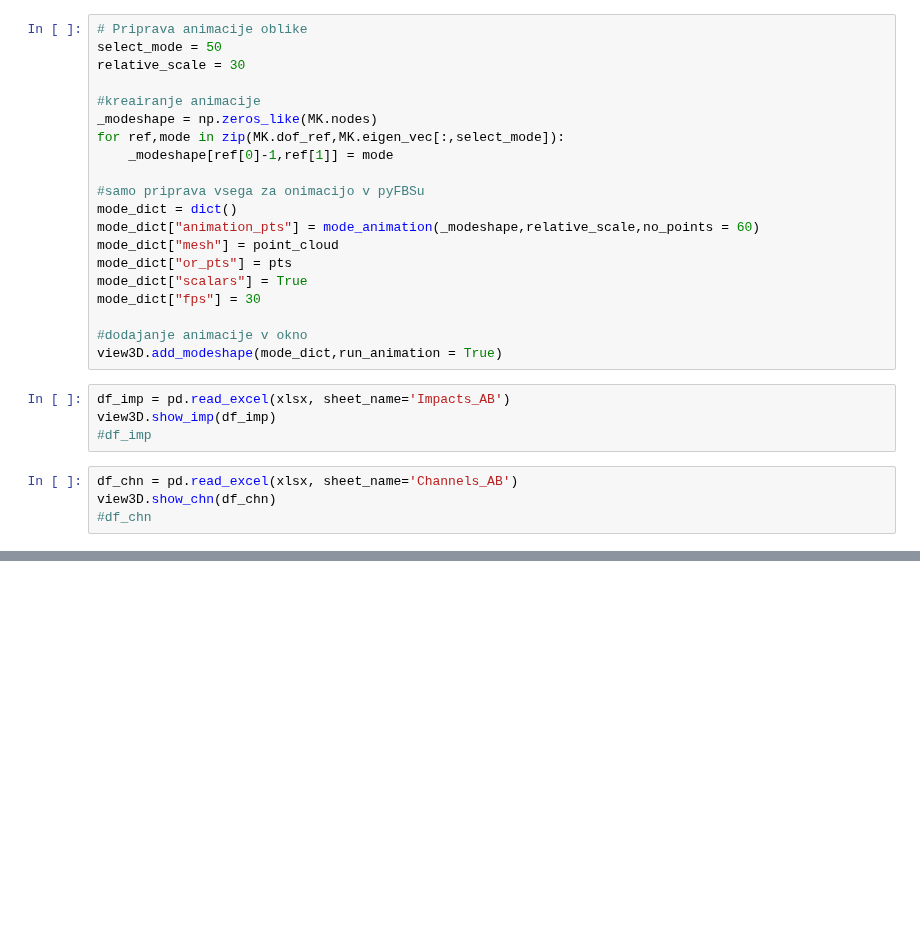
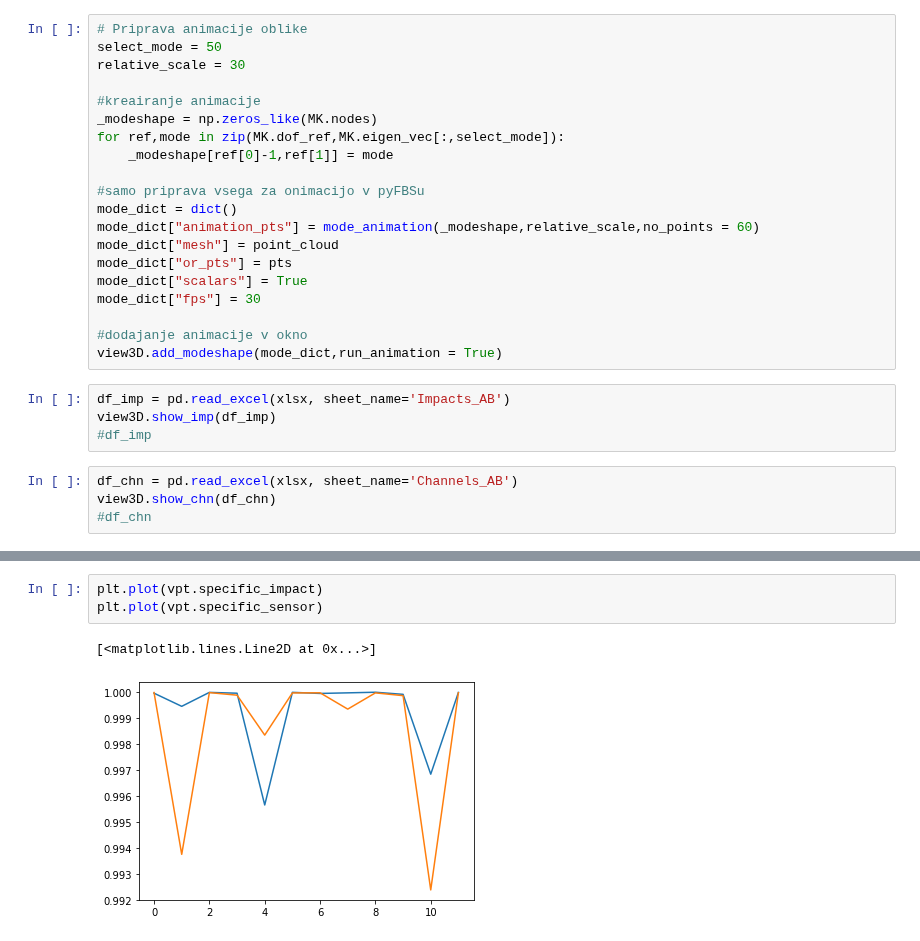
Before and after one commit to yannikmadeheim-del/pyFBS-nonlinear, a Jupyter notebook: examples/MCK_Engine_mount.ipynb, the cells around one changed output, grey strips where cells are left out. Drawn from its saved outputs; the diff is of its cells as text; blank space fills up the shorter version.

```diff
--- a/examples/MCK_Engine_mount.ipynb
+++ b/examples/MCK_Engine_mount.ipynb
@@ -121,0 +102,6 @@ plt.colorbar(shrink =.75);
+# %%
+plt.plot(vpt.specific_impact)
+plt.plot(vpt.specific_sensor)
+# %% [output]
+[<matplotlib.lines.Line2D at 0x...>]
+[figure, added]
```
Also changed, not shown: parts of 15 cells of this notebook, 7 other files.
